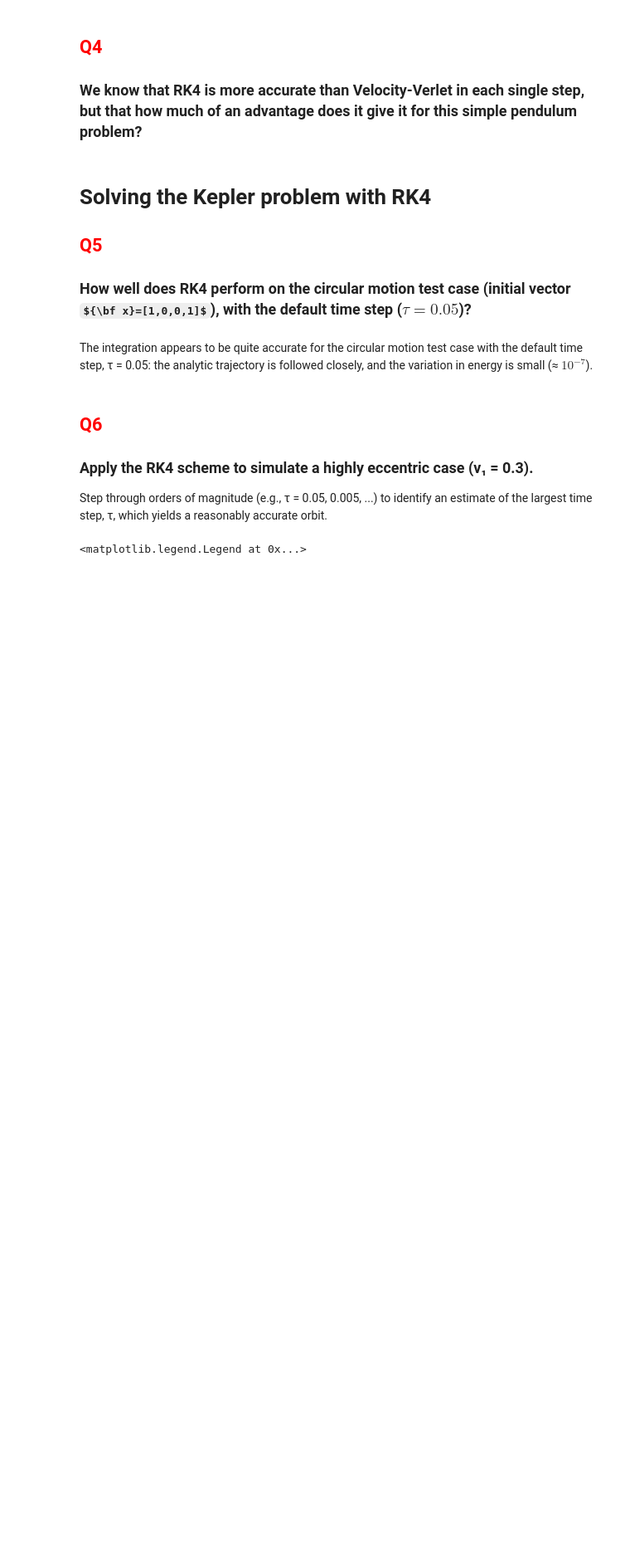
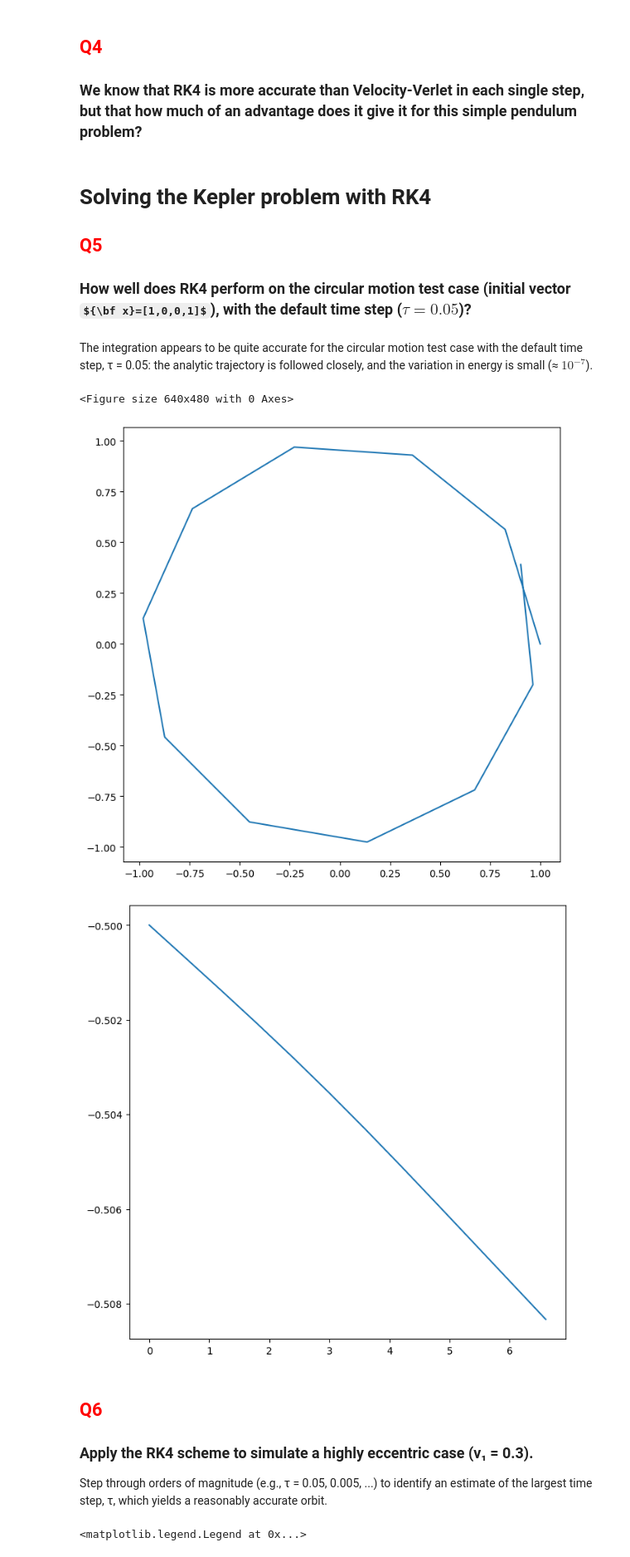
Before and after one commit to shigneedmeds/ComputationalPhysicsPython, a Jupyter notebook: labs/Lab3.ipynb, the cells around one changed output. Shown: that part at 83% size. Saved outputs shown, nothing was run; the diff lists cells and outputs as text; code cells hidden in the pictures; some formulas as TeX source; blank space fills up the shorter version.

```diff
--- a/labs/Lab3.ipynb
+++ b/labs/Lab3.ipynb
@@ -128,3 +249,17 @@ The integration appears to be quite accurate for the circular motion test case w
+# %%
+pos_x, pos_y, time, energy = rk4_kepler(0.6, 1)
+
+plt.clf()
+plt.figure(figsize=(8, 8))
+plt.plot(pos_x, pos_y)
+
+plt.figure(figsize=(8, 8))
+plt.plot(time,energy)
+plt.show()
+# %% [output]
+<Figure size 640x480 with 0 Axes>
+[figure, added]
+[figure, added]
 # %% [markdown]
 ## <span style="color:red">Q6</span>
 
```
Also changed, not shown: parts of 3 cells of this notebook.
